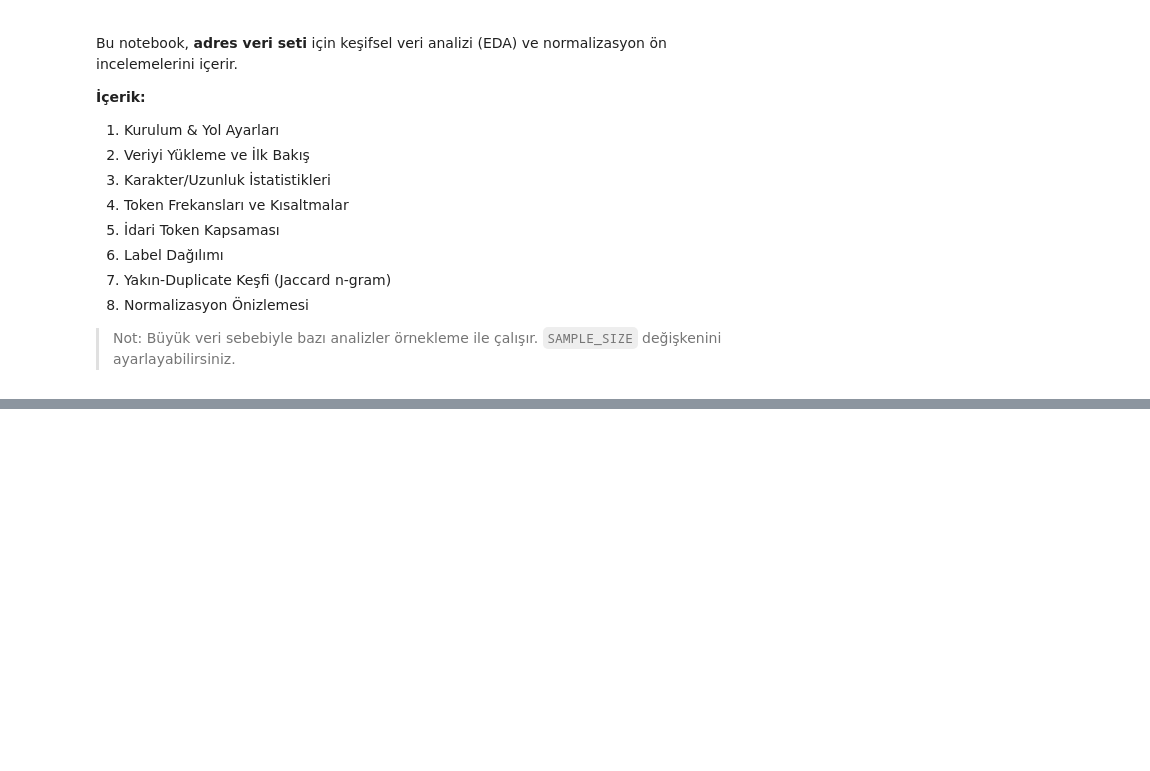
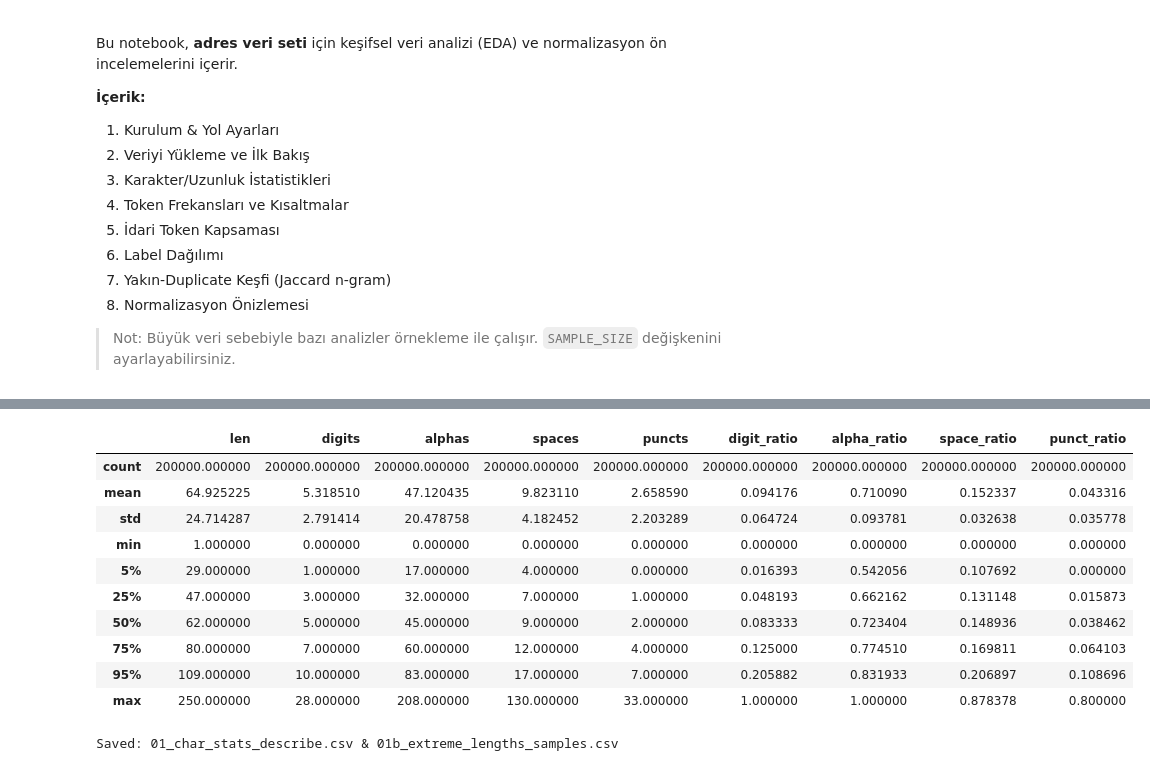
Before and after one commit to irem-kaya/Address-Parsing, a Jupyter notebook: notebooks/address_eda.ipynb, the cells around one changed output, grey strips where cells are left out. Saved outputs shown, nothing was run; the diff lists cells and outputs as text; code cells hidden in the pictures; blank space fills up the shorter version.

Commit message:
normalize

```diff
--- a/notebooks/address_eda.ipynb
+++ b/notebooks/address_eda.ipynb
@@ -23,17 +23,13 @@ from collections import Counter
 from typing import List, Dict
 
 # Proje yolları
-TRAIN_PATH = "/mnt/data/train.csv"   # kendi dizinine göre değiştir
-OUTPUT_DIR = "./artifacts/eda"       # notebook köküne göre
+TRAIN_PATH = "C:/Users/BUSRA/source/repos/address-hackathon/data/raw/train.csv"   # kendi dizinine göre değiştir
+OUTPUT_DIR = "C:/Users/BUSRA/source/repos/address-hackathon/data/interim/train_eda.csv"       # notebook köküne göre
 os.makedirs(OUTPUT_DIR, exist_ok=True)
 
 # Örnekleme
 SAMPLE_SIZE = 200000  # hız için; tüm veri için 0 yap
 RANDOM_STATE = 42
 
-# Helper modüller
-import sys
-sys.path.append("./lib")  # aynı notebook klasöründeki lib/
-from normalize_address import normalize_address
-
-print(pd.__version__)
+pd.set_option("display.max_colwidth", 200)
+print("Pandas:", pd.__version__)
@@ -53,32 +72,45 @@ print("Missing % (address, label):", df['address'].isna().mean()*100, df['label'
 # %%
 # 3) Karakter/Uzunluk İstatistikleri
 def char_stats(series: pd.Series) -> pd.DataFrame:
     lengths = series.str.len()
     digits = series.str.count(r"\d")
     alphas = series.str.count(r"[A-Za-zÇĞİÖŞÜçğıöşü]")
     spaces = series.str.count(r"\s")
     puncts = series.str.count(r"[^\w\sçğıöşüÇĞİÖŞÜ]")
     return pd.DataFrame({
         "len": lengths,
         "digits": digits,
         "alphas": alphas,
         "spaces": spaces,
         "puncts": puncts,
         "digit_ratio": (digits / lengths).replace([np.inf, np.nan], 0),
         "alpha_ratio": (alphas / lengths).replace([np.inf, np.nan], 0),
         "space_ratio": (spaces / lengths).replace([np.inf, np.nan], 0),
         "punct_ratio": (puncts / lengths).replace([np.inf, np.nan], 0),
     })
 
 cstats = char_stats(df["address"])
 display(cstats.describe(percentiles=[.05,.25,.5,.75,.95]))
-cstats.describe().to_csv(os.path.join(OUTPUT_DIR, "01_char_stats_describe.csv"))
+cstats.describe().to_csv(f"{OUTPUT_DIR}/01_char_stats_describe.csv")
 
 extreme = pd.concat([
     df.loc[cstats["len"] <= 15, ["address", "label"]].head(50),
     df.loc[cstats["len"] >= 150, ["address", "label"]].head(50),
 ])
-extreme.to_csv(os.path.join(OUTPUT_DIR, "01b_extreme_lengths_samples.csv"), index=False)
+extreme.to_csv(f"{OUTPUT_DIR}/01b_extreme_lengths_samples.csv", index=False)
 print("Saved: 01_char_stats_describe.csv & 01b_extreme_lengths_samples.csv")
+# %% [output]
+|  | len | digits | alphas | spaces | puncts | digit_ratio | alpha_ratio | space_ratio | punct_ratio |
+| count | 200000.000000 | 200000.000000 | 200000.000000 | 200000.000000 | 200000.000000 | 200000.000000 | 200000.000000 | 200000.000000 | 200000.000000 |
+| mean | 64.925225 | 5.318510 | 47.120435 | 9.823110 | 2.658590 | 0.094176 | 0.710090 | 0.152337 | 0.043316 |
+| std | 24.714287 | 2.791414 | 20.478758 | 4.182452 | 2.203289 | 0.064724 | 0.093781 | 0.032638 | 0.035778 |
+| min | 1.000000 | 0.000000 | 0.000000 | 0.000000 | 0.000000 | 0.000000 | 0.000000 | 0.000000 | 0.000000 |
+| 5% | 29.000000 | 1.000000 | 17.000000 | 4.000000 | 0.000000 | 0.016393 | 0.542056 | 0.107692 | 0.000000 |
+| 25% | 47.000000 | 3.000000 | 32.000000 | 7.000000 | 1.000000 | 0.048193 | 0.662162 | 0.131148 | 0.015873 |
+| 50% | 62.000000 | 5.000000 | 45.000000 | 9.000000 | 2.000000 | 0.083333 | 0.723404 | 0.148936 | 0.038462 |
+| 75% | 80.000000 | 7.000000 | 60.000000 | 12.000000 | 4.000000 | 0.125000 | 0.774510 | 0.169811 | 0.064103 |
+| 95% | 109.000000 | 10.000000 | 83.000000 | 17.000000 | 7.000000 | 0.205882 | 0.831933 | 0.206897 | 0.108696 |
+| max | 250.000000 | 28.000000 | 208.000000 | 130.000000 | 33.000000 | 1.000000 | 1.000000 | 0.878378 | 0.800000 |
+Saved: 01_char_stats_describe.csv & 01b_extreme_lengths_samples.csv
 # %%
 # 4) Token Frekansları ve Kısaltmalar
```
Also changed, not shown: parts of 7 cells of this notebook, 21 other files.
